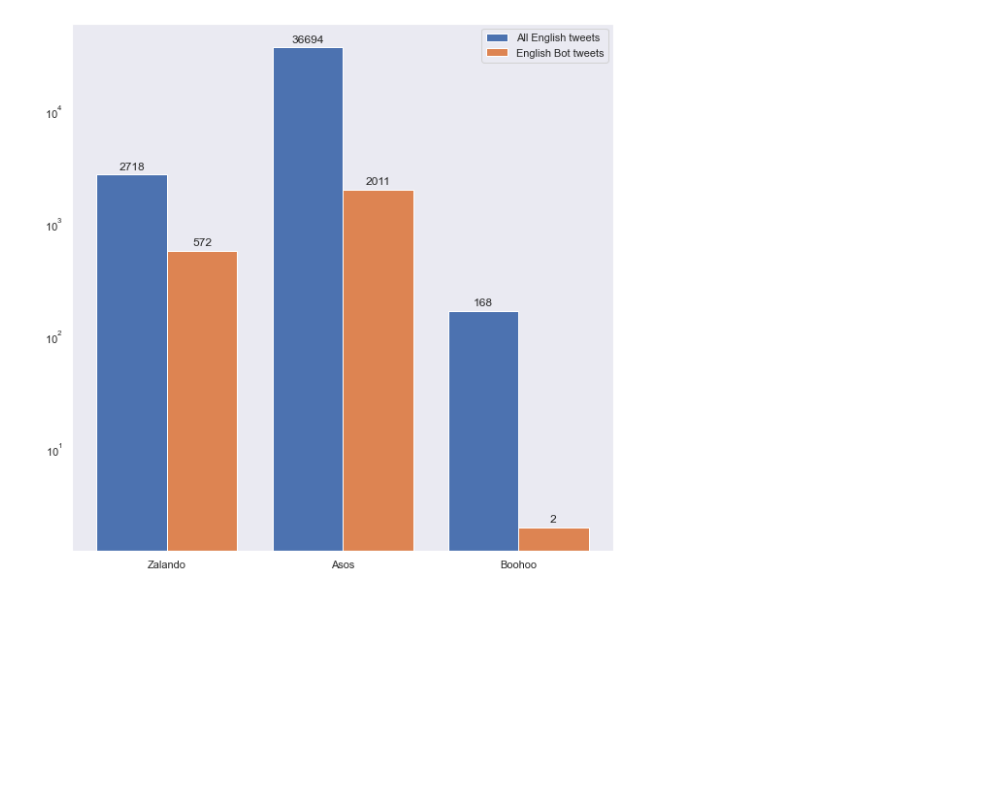
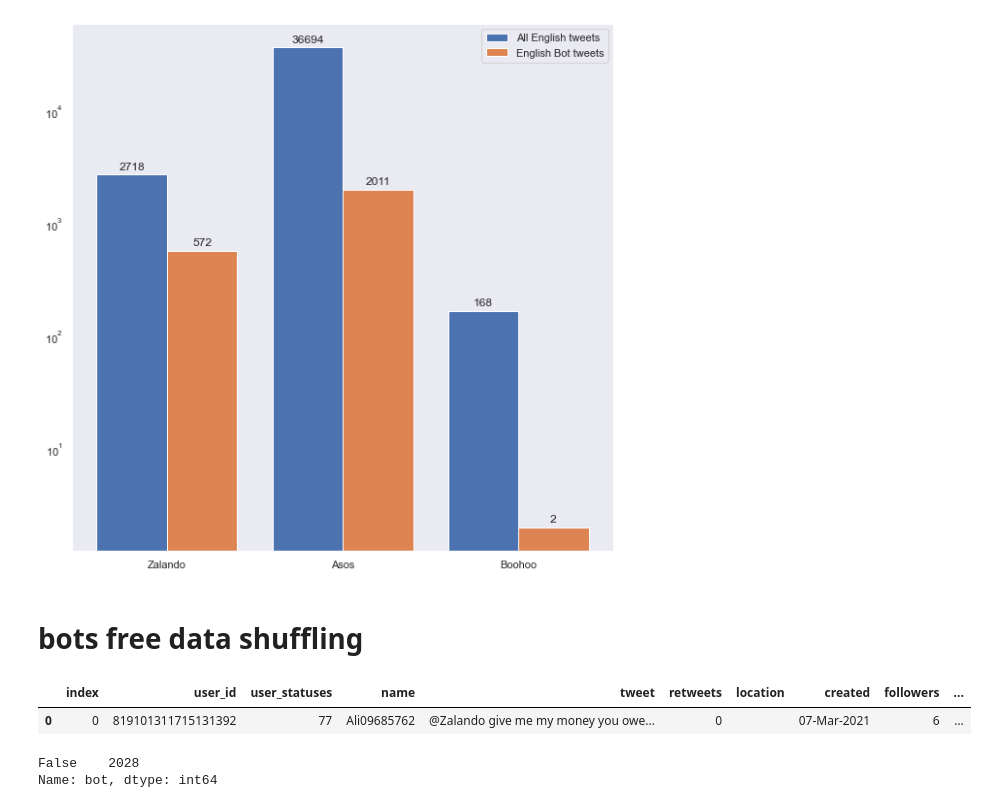
Before and after one commit to C-JoGit/Zalando_Analytics_HWR_BIPM, a Jupyter notebook: bot_analysis.ipynb, the cells around one changed output. Saved outputs shown, nothing was run; the diff lists cells and outputs as text; code cells hidden in the pictures; blank space fills up the shorter version.

```diff
--- a/bot_analysis.ipynb
+++ b/bot_analysis.ipynb
@@ -354,3 +346,17 @@ plt.xticks(bar1 + width/2, x)  # + width/2 to make the labels appear in the midd
 plt.show(rects1)
 # %% [output]
 [figure]
+# %% [markdown]
+# bots free data shuffling
+# %%
+bots_class = pickle.load(open('data_n_models/4.eng_df_bot_classified.pkl', "rb"))
+bots_class.head(1)
+# %% [output]
+|  | index | user_id | user_statuses | name | tweet | retweets | location | created | followers | ... |
+| 0 | 0 | 819101311715131392 | 77 | Ali09685762 | @Zalando give me my money you owe... | 0 |  | 07-Mar-2021 | 6 | ... |
+# %%
+bots_free_za = bots_class[(bots_class['bot'] == False) & (bots_class['keyword'].isin(["zalando", "@zalando"]))]
+bots_free_za['bot'].value_counts()
+# %% [output]
+False    2028
+Name: bot, dtype: int64
```
Also changed, not shown: parts of 6 cells of this notebook, 3 other files.
